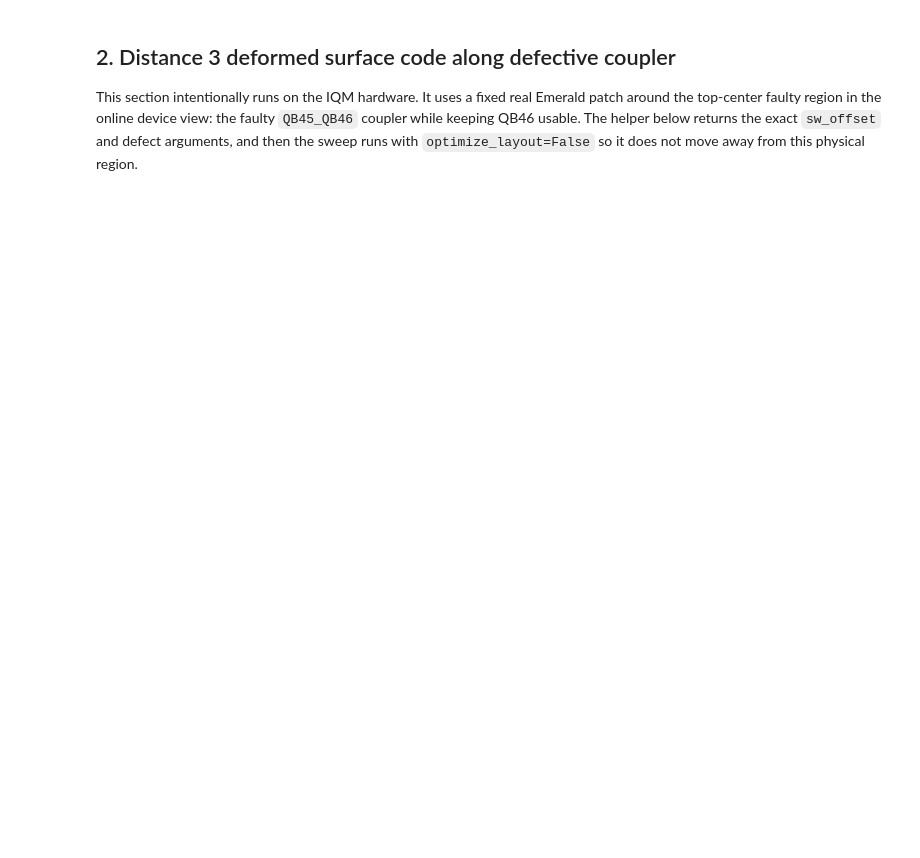
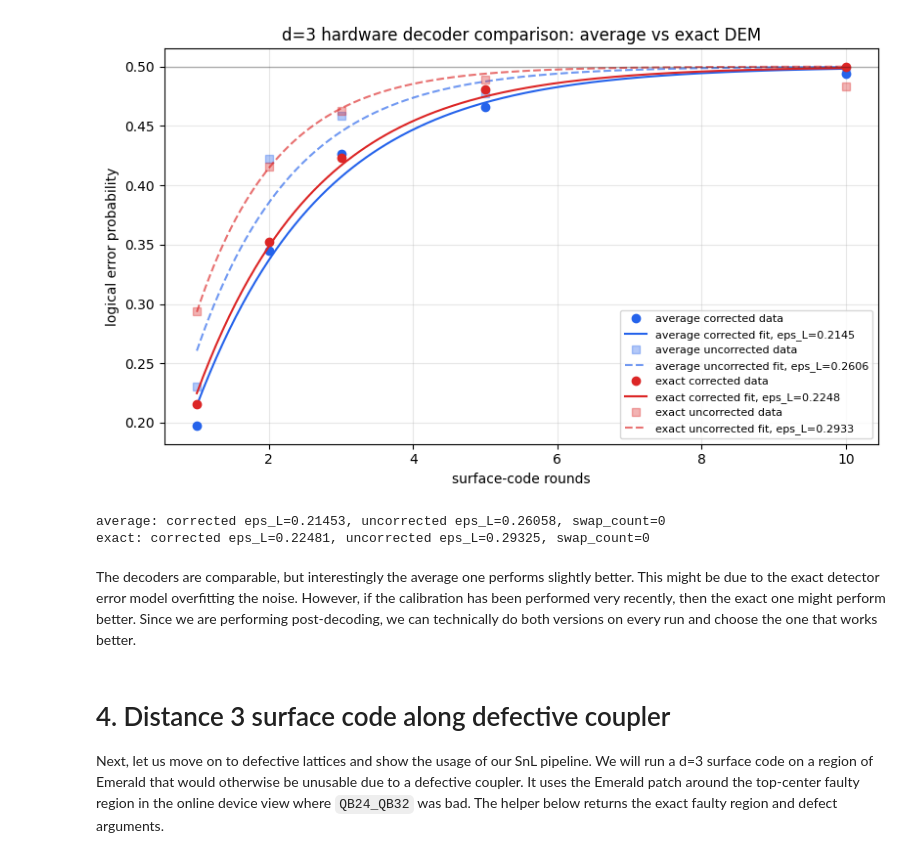
Before and after one commit to jeanettejennifer/Correlated_Quaternions_QEC, a Jupyter notebook: qec_pipeline_showcase.ipynb, the cells around one changed output. Drawn from its saved outputs; the diff is of its cells as text; code cells hidden in the pictures; blank space fills up the shorter version.

```diff
--- a/qec_pipeline_showcase.ipynb
+++ b/qec_pipeline_showcase.ipynb
@@ -101,5 +346,78 @@ clean_d3_timeslice_fig
+# %%
+fig, ax = plt.subplots(figsize=(8.2, 5.0))
+
+colors = {
+    "average": "#2563eb",
+    "exact": "#dc2626",
+}
+
+for decoder_noise, out in d3_decoder_comparison.items():
+    fit = out["fit"]
+    rounds = np.asarray(fit["rounds"], dtype=float)
+    xs = np.linspace(rounds.min(), rounds.max(), 300)
+
+    corrected_eps = fit["corrected_fit"]["epsilon_l"]
+    uncorrected_eps = fit["uncorrected_fit"]["epsilon_l"]
+
+    color = colors[decoder_noise]
+
+    ax.plot(
+        rounds,
+        fit["corrected_fit_prob"],
+        "o",
+        color=color,
+        label=f"{decoder_noise} corrected data",
+    )
+    ax.plot(
+        xs,
+        iqm.logical_error_probability(xs, corrected_eps),
+        "-",
+        color=color,
+        label=f"{decoder_noise} corrected fit, eps_L={corrected_eps:.4g}",
+    )
+
+    ax.plot(
+        rounds,
+        fit["uncorrected_fit_prob"],
+        "s",
+        color=color,
+        alpha=0.35,
+        label=f"{decoder_noise} uncorrected data",
+    )
+    ax.plot(
+        xs,
+        iqm.logical_error_probability(xs, uncorrected_eps),
+        "--",
+        color=color,
+        alpha=0.65,
+        label=f"{decoder_noise} uncorrected fit, eps_L={uncorrected_eps:.4g}",
+    )
+
+ax.axhline(0.5, color="black", lw=1, alpha=0.25)
+ax.set_xlabel("surface-code rounds")
+ax.set_ylabel("logical error probability")
+ax.set_title("d=3 hardware decoder comparison: average vs exact DEM")
+ax.grid(True, alpha=0.3)
+ax.legend(loc="best", fontsize=8)
+fig.tight_layout()
+plt.show()
+
+for decoder_noise, out in d3_decoder_comparison.items():
+    s = out["summary"]
+    print(
+        f"{decoder_noise}: "
+        f"corrected eps_L={s['logical_error_rate']:.5g}, "
+        f"uncorrected eps_L={s['uncorrected_logical_error_rate']:.5g}, "
+        f"swap_count={s.get('swap_count')}"
+    )
+# %% [output]
+[figure, added]
+average: corrected eps_L=0.21453, uncorrected eps_L=0.26058, swap_count=0
+exact: corrected eps_L=0.22481, uncorrected eps_L=0.29325, swap_count=0
+# %% [markdown]
+The decoders are comparable, but interestingly the average one performs slightly better. This might be due to the exact detector error model overfitting the noise. However, if the calibration has been performed very recently, then the exact one might perform better. Since we are performing post-decoding, we can technically do both versions on every run and choose the one that works better.
 # %% [markdown]
-## 2. Distance 3 deformed surface code along defective coupler
+# 4. Distance 3 surface code along defective coupler
 
-This section intentionally runs on the IQM hardware. It uses a fixed real Emerald patch around the top-center faulty region in the online device view: the faulty `QB45_QB46` coupler while keeping QB46 usable. The helper below returns the exact `sw_offset` and defect arguments, and then the sweep runs with `optimize_layout=False` so it does not move away from this physical region.
+Next, let us move on to defective lattices and show the usage of our SnL pipeline. We will run a d=3 surface code on a region of Emerald that would otherwise be unusable due to a defective coupler. It uses the Emerald patch around the top-center faulty region in the online device view where `QB24_QB32` was bad. The helper below returns the exact faulty region and defect arguments.
 # %%
```
Also changed, not shown: parts of 29 cells of this notebook, 6 other files.
